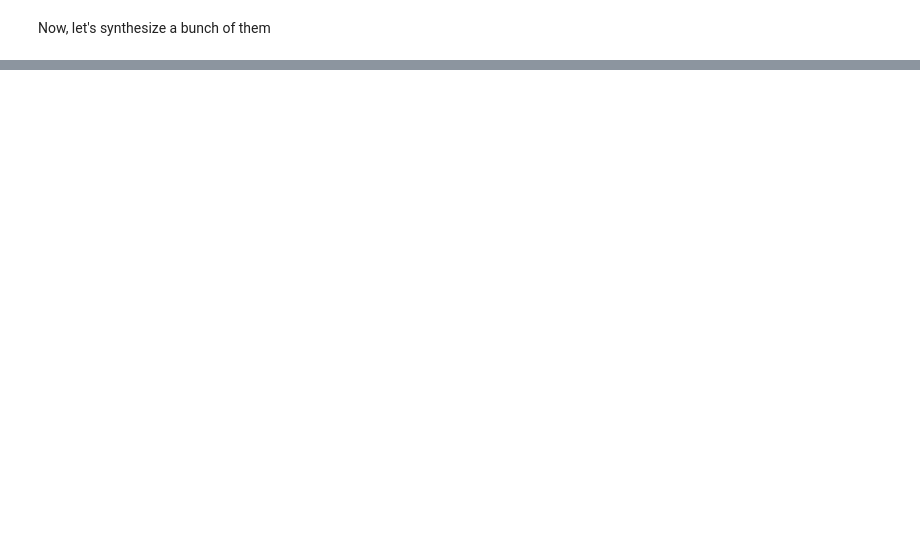
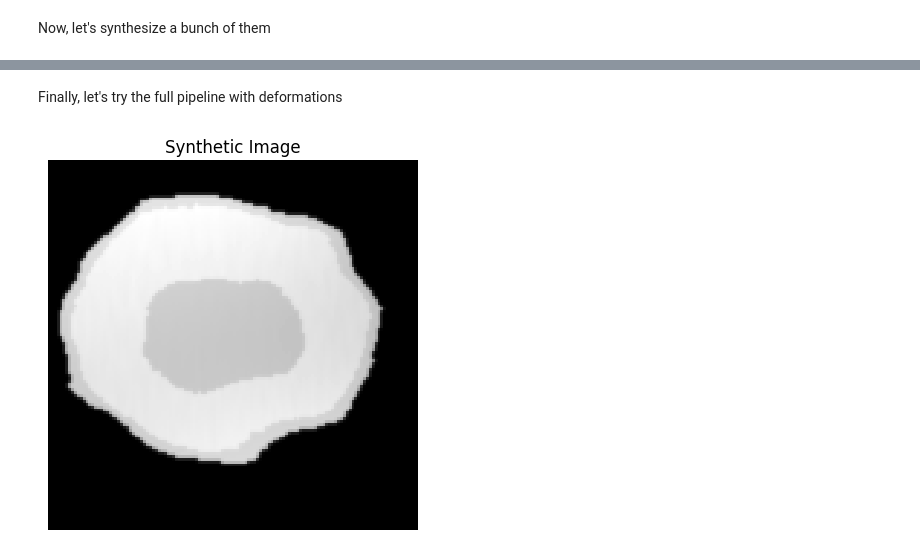
Before and after one commit to balbasty/cornucopia, a Jupyter notebook: examples/synth.ipynb, the cells around one changed output, grey strips where cells are left out. Drawn from its saved outputs; the diff is of its cells as text; code cells hidden in the pictures; blank space fills up the shorter version.

```diff
--- a/examples/synth.ipynb
+++ b/examples/synth.ipynb
@@ -48,0 +49,13 @@ plt.show()
+# %% [markdown]
+Finally, let's try the full pipeline with deformations
+# %%
+trf = SynthFromLabelTransform()
+img, newlab = trf(lab[None])   # needs channel dimension
+img, newlab = img[0], newlab[0]
+
+plt.imshow(img, cmap='gray', interpolation='nearest')
+plt.axis('off')
+plt.title('Synthetic Image')
+plt.show()
+# %% [output]
+[figure, added]
```
Also changed, not shown: parts of 4 cells of this notebook, 4 other files.
